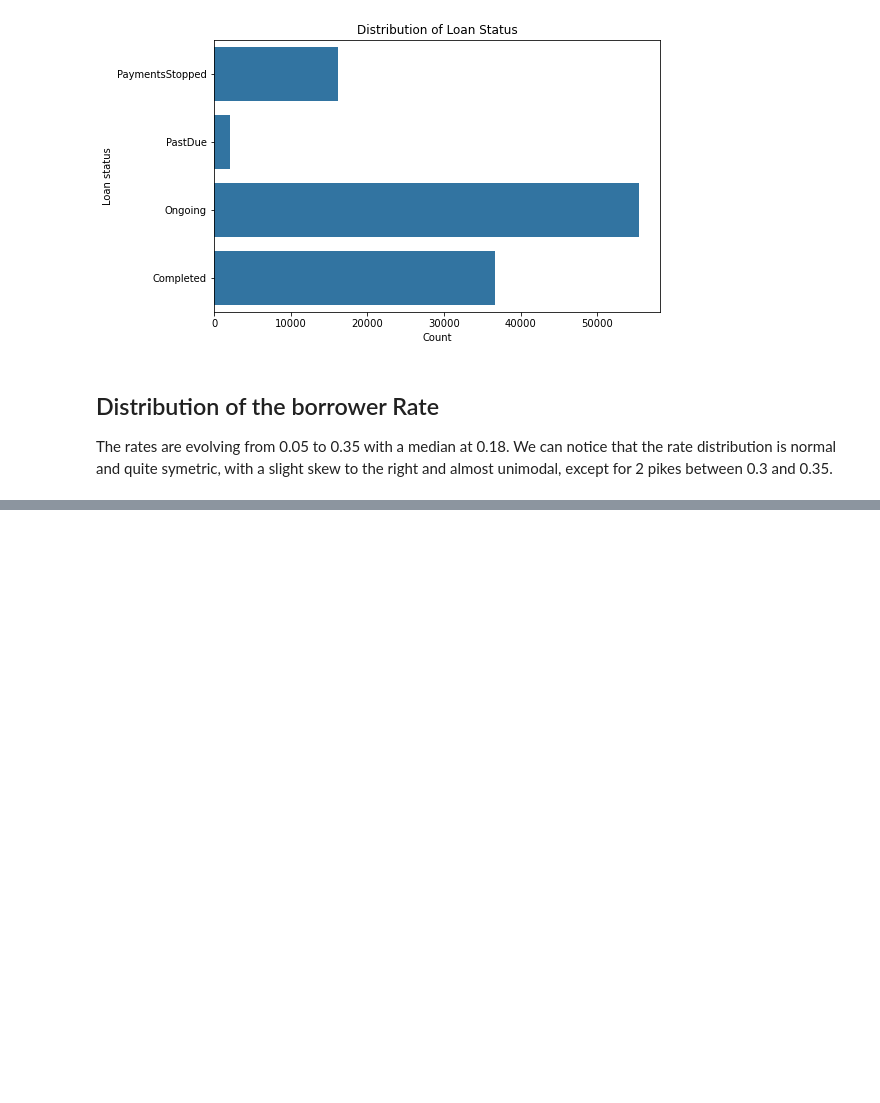
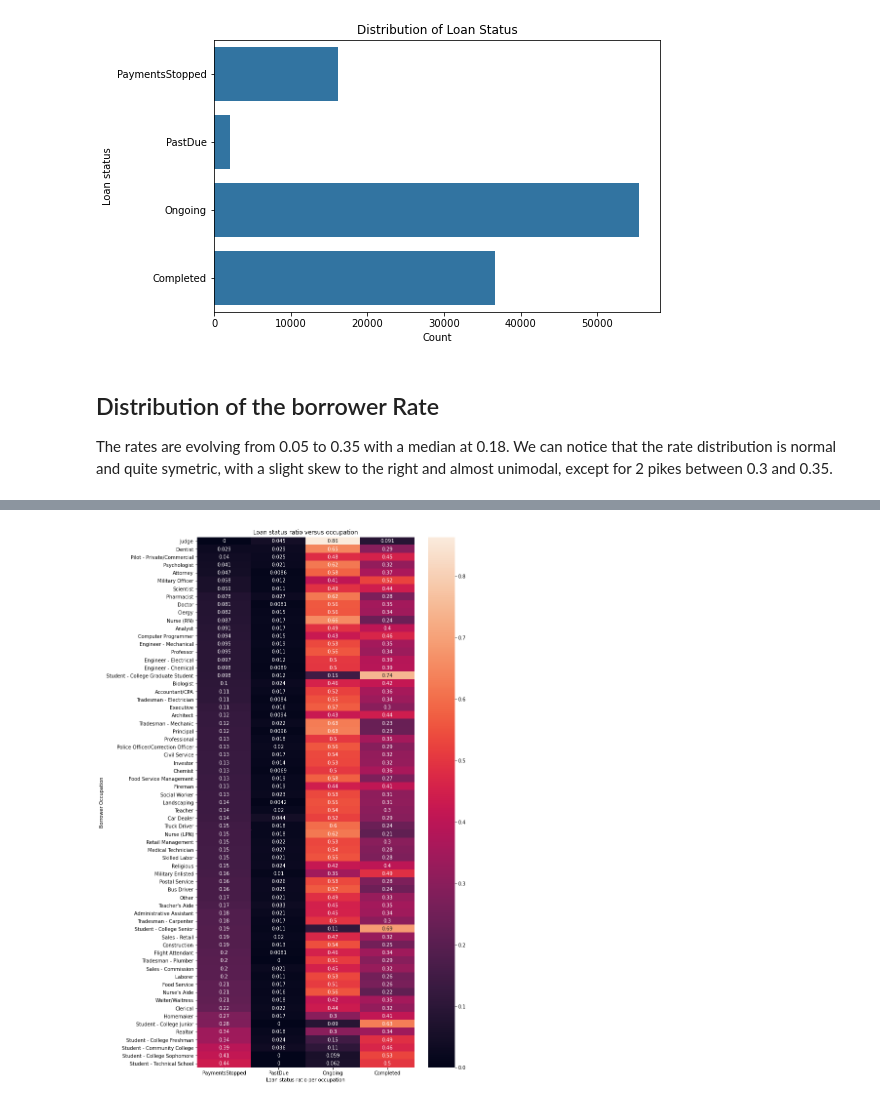
Before and after one commit to Simonmaignan/udacity-data-analysis, a Jupyter notebook: project-communicate-data-findings/data_explanation.ipynb, the cells around one changed output, grey strips where cells are left out. Saved outputs shown, nothing was run; the diff lists cells and outputs as text; code cells hidden in the pictures; blank space fills up the shorter version.

```diff
--- a/project-communicate-data-findings/data_explanation.ipynb
+++ b/project-communicate-data-findings/data_explanation.ipynb
@@ -82,0 +108,23 @@ plt.hist(data=df_loan_data, x='BorrowerRate', color=base_color, bins=bins);
+# %%
+# Retrieve the number of entries for each occupation
+ct_counts_occ = df_loan_data.groupby(['Occupation']).size()
+
+# Group the data set by the 2 variable that interest us and
+# store the size divided by the occupation size of the group in a new data frame
+ct_counts = df_loan_data.groupby(['Occupation', 'LoanStatusSimplified']).size() / ct_counts_occ
+# reset the index and rename it ratio
+ct_counts = ct_counts.reset_index(name='ratio')
+# Pivot the DF to have the Occupation as index and the count of the different Loan statuses as variable
+ct_counts = ct_counts.pivot(index = 'Occupation', columns = 'LoanStatusSimplified', values = 'ratio')
+
+# Sort the DF based on the PaymentsStopped ratio
+ct_counts = ct_counts.reindex(ct_counts.PaymentsStopped.sort_values().index, axis=0)
+
+# Plot the previously transformed data frame into a heatmap
+plt.figure(figsize=(10, 20))
+sb.heatmap(ct_counts, annot = True);
+plt.title('Loan status ratio versus occupation');
+plt.xlabel('Loan status ratio per occupation');
+plt.ylabel('Borrower Occupation');
+# %% [output]
+[figure, added]
```
Also changed, not shown: parts of 7 cells of this notebook, 2 other files.
